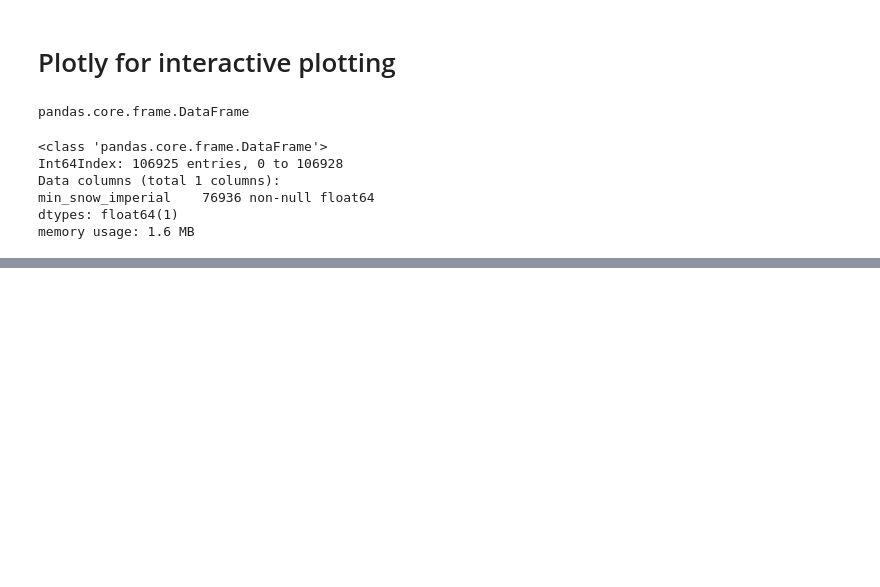
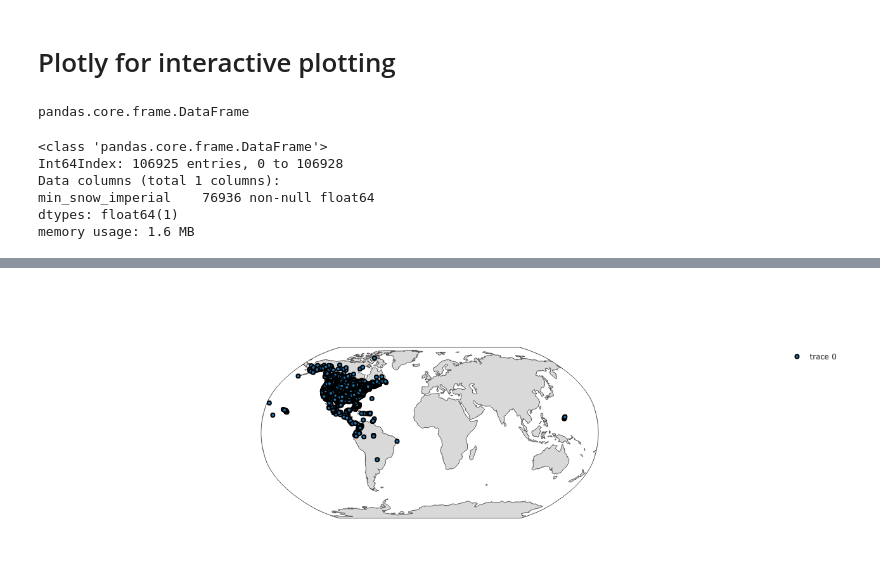
Before and after one commit to DataKind-DC/audubon-cbc, a Jupyter notebook: audubon playing with plotly .ipynb, the cells around one changed output, grey strips where cells are left out. Cells and saved outputs as stored; diff of their text form; code cells hidden in the pictures; blank space fills up the shorter version.

Commit message:
working world plot 2017

```diff
--- a/audubon playing with plotly .ipynb
+++ b/audubon playing with plotly .ipynb
@@ -825,0 +799,9 @@ df.info()
+# %%
+# df['text'] = df['name'] + '&lt;br&gt;Population ' + (df['pop']/1e6).astype(str)+' million'
+# limits = [(0,2),(3,10),(11,20),(21,50),(50,100000)]
+colors = ["rgb(0,116,217)","rgb(255,65,54)","rgb(133,20,75)","rgb(255,133,27)","rgb(255,220,0)"]
+data = []
+
+# for i in range(len(limits)):
+    #lim = limits[i]
+df_sub = df[df['count_year']==2017]
@@ -825,0 +818,33 @@ df.info()
+# %%
+data = [(dict(
+    type = 'scattergeo',
+    lon = df_sub['lon'],
+    lat = df_sub['lat'],
+    text = df_sub['circle_name'],
+    # sizemode = 'diameter',
+    marker = dict(
+        #size = df_sub[''],
+        #color = colors[i],
+        line = dict(width = 2,color = 'black')
+    ),
+    #name = '{0} - {1}'.format(lim[0],lim[1])
+))]
+
+layout = go.Layout(
+    showlegend = True,
+    geo = dict(
+        #scope='usa',
+        projection=dict(type='robinson'),
+        showland = True,
+        landcolor = 'rgb(217, 217, 217)',
+        subunitwidth=1,
+        countrywidth=1,
+        subunitcolor="rgb(255, 255, 255)",
+        countrycolor="rgb(255, 255, 255)"
+    ),
+)
+
+fig = go.Figure(data=data, layout=layout)
+py.iplot(fig)
+# %% [output]
+[figure, added]
```
Also changed, not shown: parts of 10 cells of this notebook.
